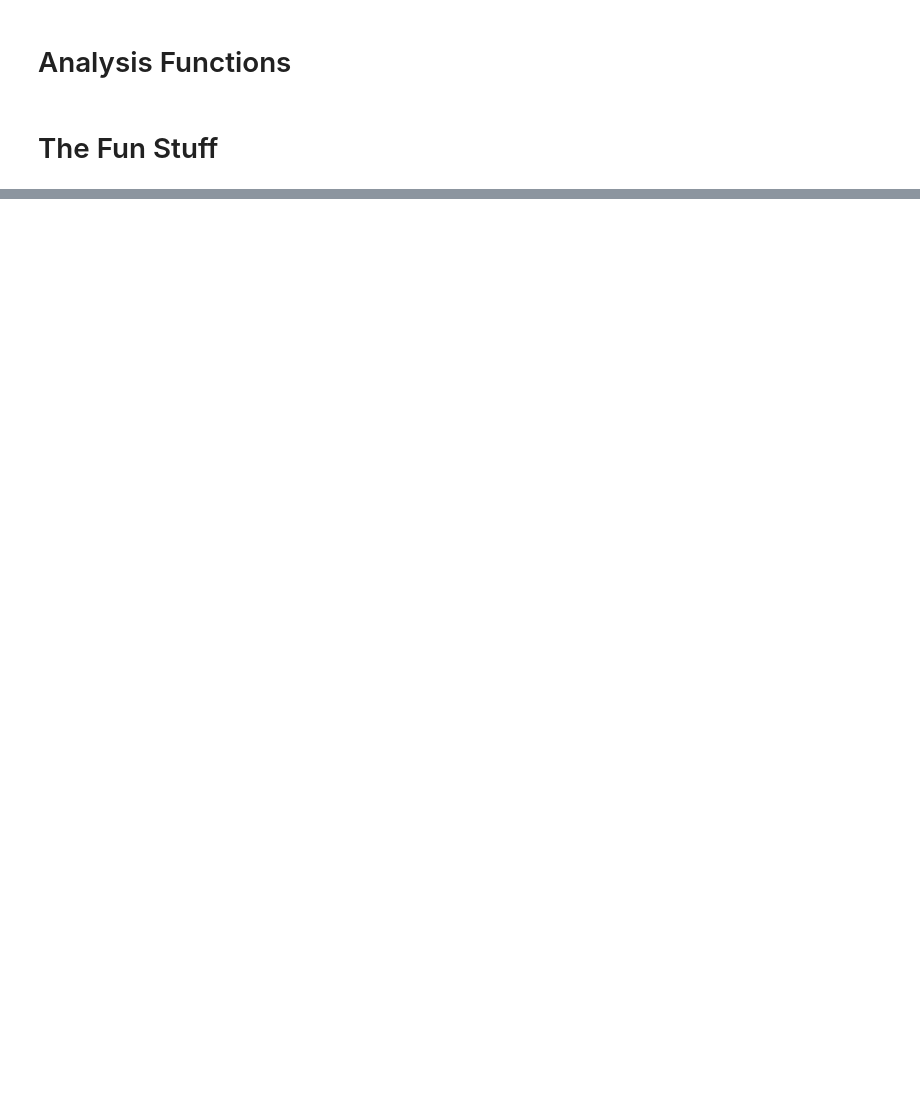
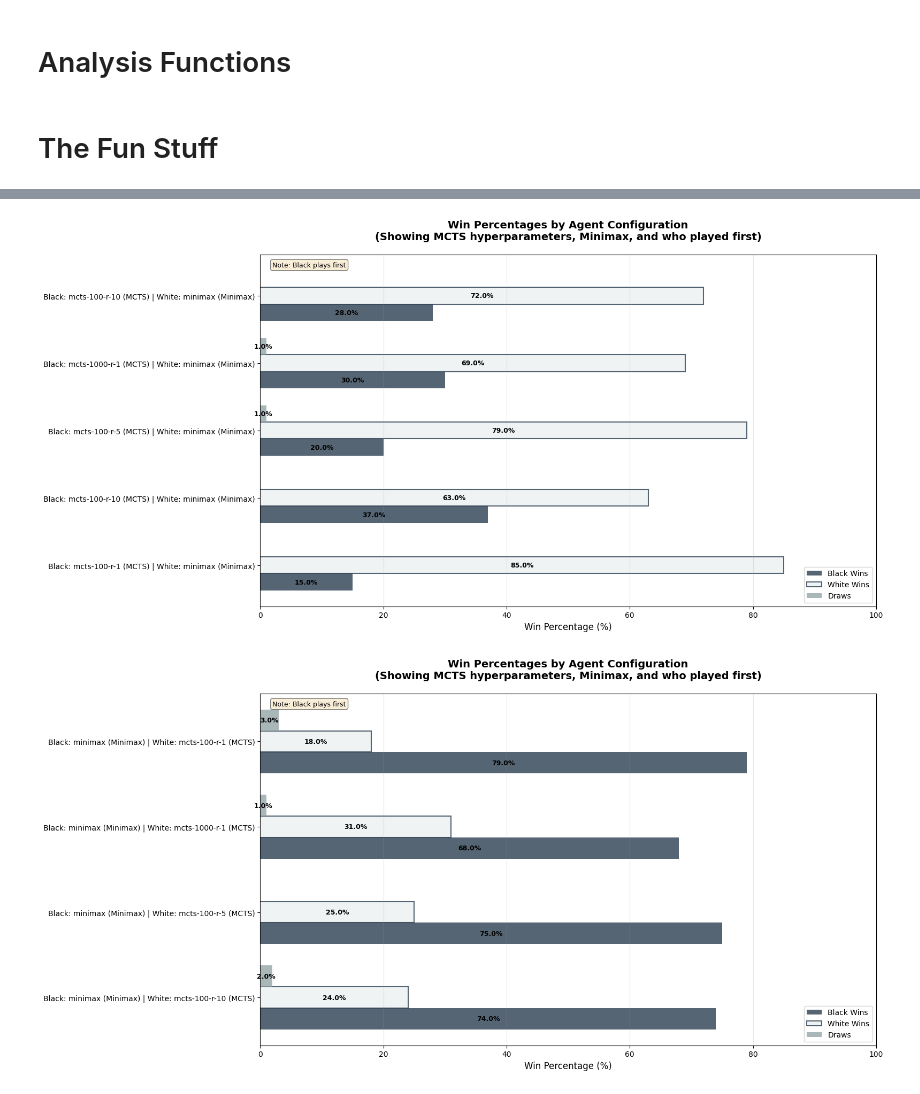
Before and after one commit to ViviVoid/othello-ai, a Jupyter notebook: mcts-analysis.ipynb, the cells around one changed output, grey strips where cells are left out. Cells and saved outputs as stored; diff of their text form; code cells hidden in the pictures; blank space fills up the shorter version.

```diff
--- a/mcts-analysis.ipynb
+++ b/mcts-analysis.ipynb
@@ -474,0 +1163,18 @@ minimax-vs-mcts-100-r-1.json   100      79.0     18.0     3.0      30.0       27
+# %%
+mcts_start_data = []
+minimax_start_data = []
+for data in data_files:
+    config = data.get('config', {})
+    agents = config.get('agents', [])
+
+    if len(agents) < 2:
+        continue
+
+    black_agent = agents[0]
+    white_agent = agents[1]
+    black_label = get_agent_label(black_agent)
+    white_label = get_agent_label(white_agent)
+    if black_label.startswith('mcts'):
+        mcts_start_data.append(data)
+    elif black_label.startswith('minimax'):
+        minimax_start_data.append(data)
@@ -474,0 +1185,6 @@ minimax-vs-mcts-100-r-1.json   100      79.0     18.0     3.0      30.0       27
+# %%
+plot_win_percentages_by_configuration(mcts_start_data)
+plot_win_percentages_by_configuration(minimax_start_data)
+# %% [output]
+[figure, added]
+[figure, added]
```
Also changed, not shown: parts of 7 cells of this notebook.
